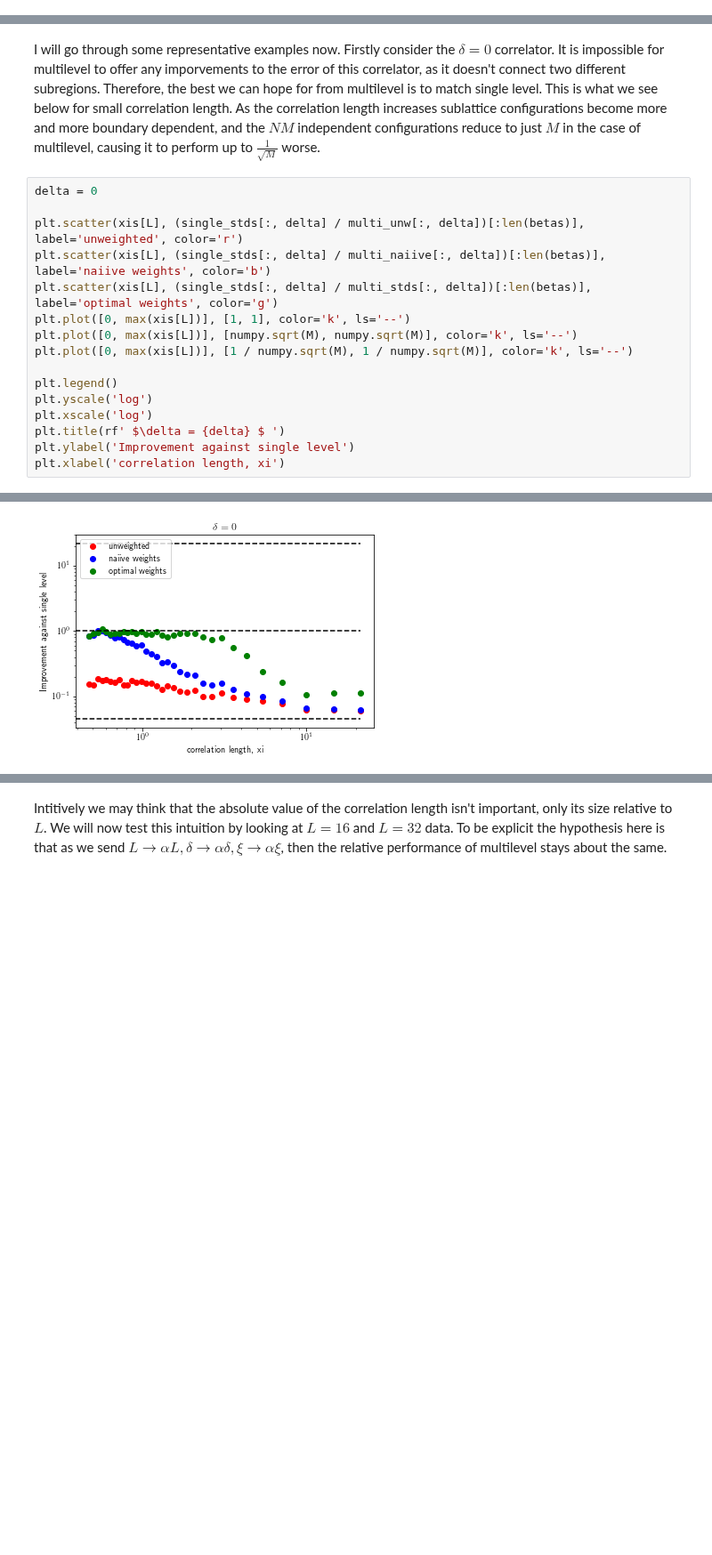
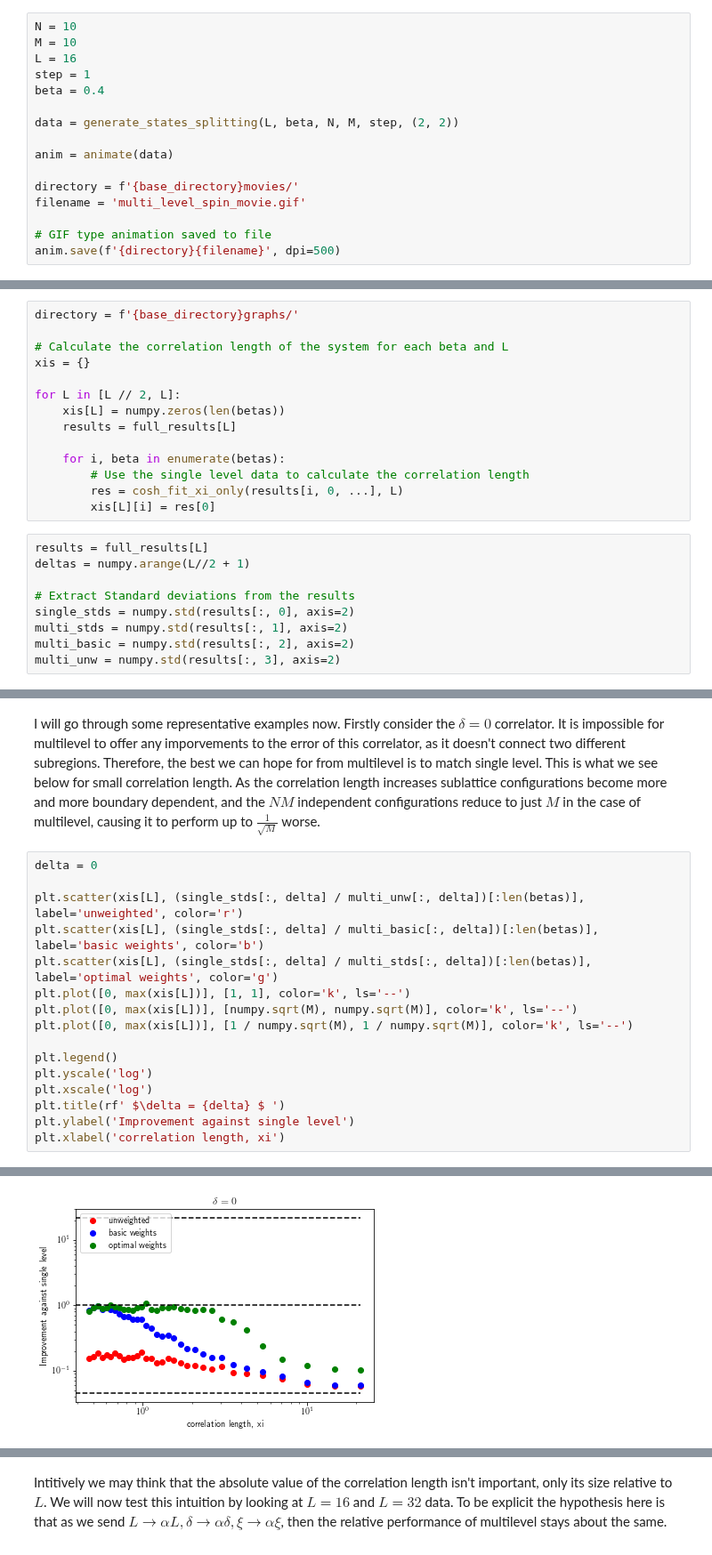
Before and after one commit to BenKMorley/Multilevel_notebook, a Jupyter notebook: Multilevel_Ising_cut.ipynb, the cells around one changed output, grey strips where cells are left out. Shown at 89% size. Cells and saved outputs as stored; diff of their text form; blank space fills up the shorter version.

```diff
--- a/Multilevel_Ising_cut.ipynb
+++ b/Multilevel_Ising_cut.ipynb
@@ -1329,0 +595,16 @@ plt.show()
+# %%
+N = 10
+M = 10
+L = 16
+step = 1
+beta = 0.4
+
+data = generate_states_splitting(L, beta, N, M, step, (2, 2))
+
+anim = animate(data)
+
+directory = f'{base_directory}movies/'
+filename = 'multi_level_spin_movie.gif'
+
+# GIF type animation saved to file
+anim.save(f'{directory}{filename}', dpi=500)
@@ -1329,0 +1143,23 @@ plt.show()
+# %%
+directory = f'{base_directory}graphs/'
+
+# Calculate the correlation length of the system for each beta and L
+xis = {}
+
+for L in [L // 2, L]:
+    xis[L] = numpy.zeros(len(betas))
+    results = full_results[L]
+
+    for i, beta in enumerate(betas):
+        # Use the single level data to calculate the correlation length
+        res = cosh_fit_xi_only(results[i, 0, ...], L)
+        xis[L][i] = res[0]
+# %%
+results = full_results[L]
+deltas = numpy.arange(L//2 + 1)
+
+# Extract Standard deviations from the results
+single_stds = numpy.std(results[:, 0], axis=2)
+multi_stds = numpy.std(results[:, 1], axis=2)
+multi_basic = numpy.std(results[:, 2], axis=2)
+multi_unw = numpy.std(results[:, 3], axis=2)
@@ -1332,20 +1235,20 @@ I will go through some representative examples now. Firstly consider the $\delta
 # %%
 delta = 0
 
 plt.scatter(xis[L], (single_stds[:, delta] / multi_unw[:, delta])[:len(betas)], label='unweighted', color='r')
-plt.scatter(xis[L], (single_stds[:, delta] / multi_naiive[:, delta])[:len(betas)], label='naiive weights', color='b')
+plt.scatter(xis[L], (single_stds[:, delta] / multi_basic[:, delta])[:len(betas)], label='basic weights', color='b')
 plt.scatter(xis[L], (single_stds[:, delta] / multi_stds[:, delta])[:len(betas)], label='optimal weights', color='g')
 plt.plot([0, max(xis[L])], [1, 1], color='k', ls='--')
 plt.plot([0, max(xis[L])], [numpy.sqrt(M), numpy.sqrt(M)], color='k', ls='--')
 plt.plot([0, max(xis[L])], [1 / numpy.sqrt(M), 1 / numpy.sqrt(M)], color='k', ls='--')
 
 plt.legend()
 plt.yscale('log')
 plt.xscale('log')
 plt.title(rf' $\delta = {delta} $ ')
 plt.ylabel('Improvement against single level')
 plt.xlabel('correlation length, xi')
 # %% [output]
 Text(0.5, 0, 'correlation length, xi')
-[figure, old version]
+[figure, new version]
 # %% [markdown]
```
Also changed, not shown: parts of 88 cells of this notebook.
